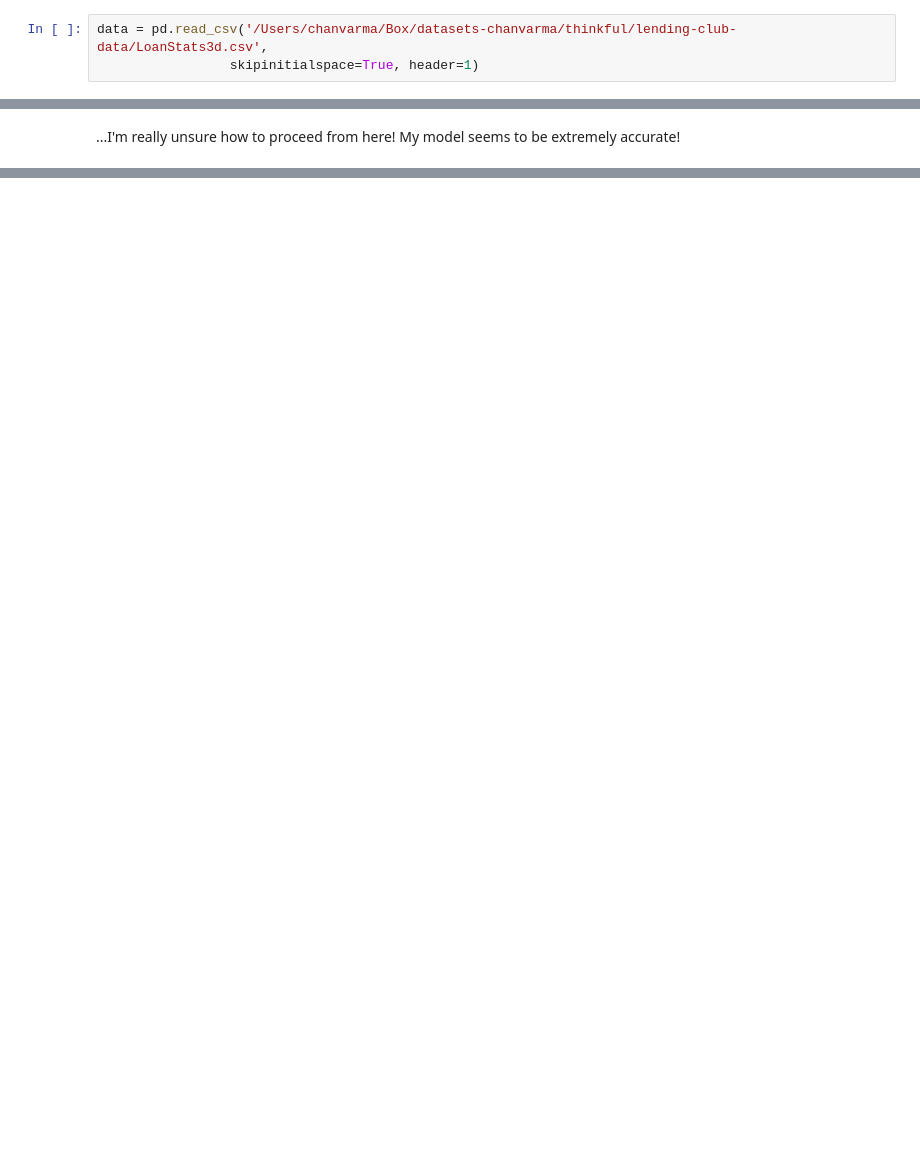
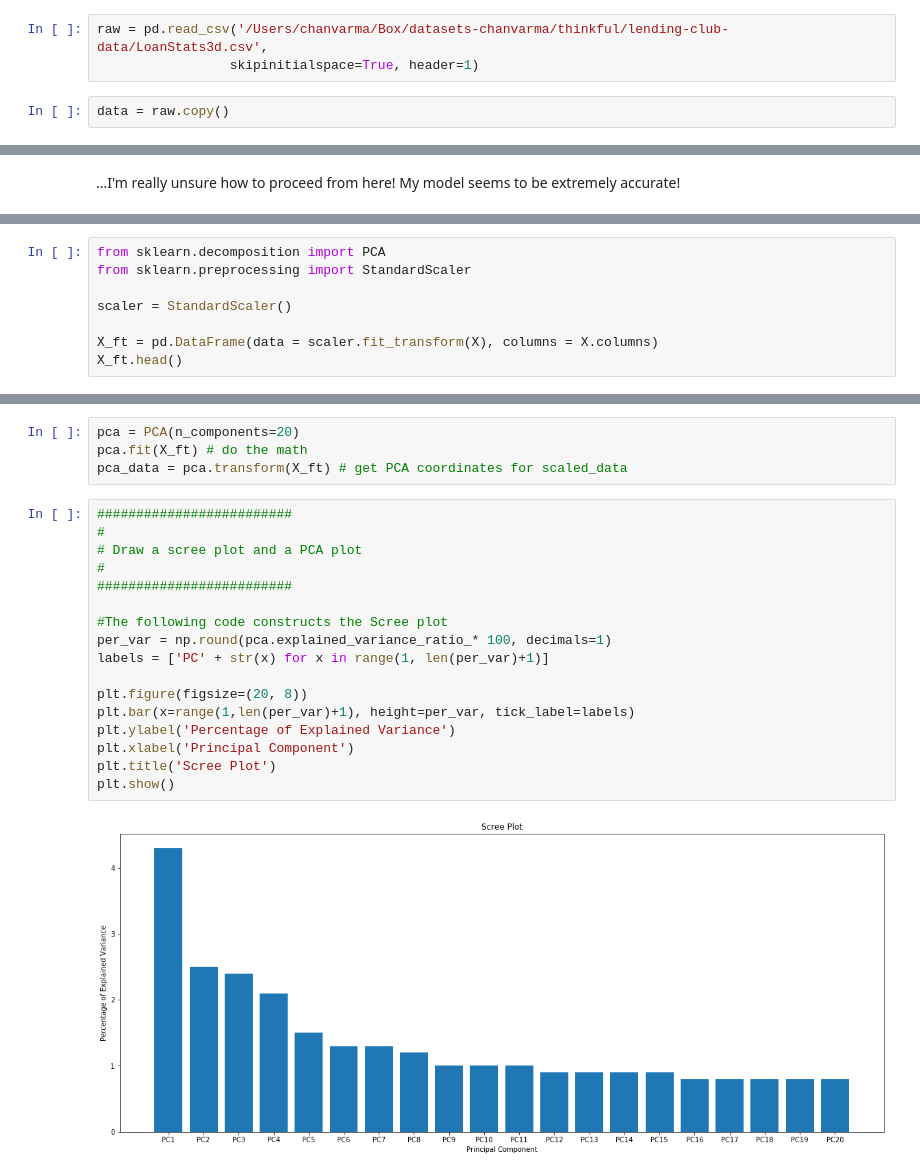
Before and after one commit to chanvarma/chanvarma-thinkful, a Jupyter notebook: others/24.6-random-forest-drill.ipynb, the cells around one changed output, grey strips where cells are left out. Drawn from its saved outputs; the diff is of its cells as text; blank space fills up the shorter version.

```diff
--- a/others/24.6-random-forest-drill.ipynb
+++ b/others/24.6-random-forest-drill.ipynb
@@ -25,8 +27,10 @@ import matplotlib.pyplot as plt
 # %% [markdown]
 ## Loading the dataset
 # %%
-data = pd.read_csv('/Users/chanvarma/Box/datasets-chanvarma/thinkful/lending-club-data/LoanStats3d.csv',
+raw = pd.read_csv('/Users/chanvarma/Box/datasets-chanvarma/thinkful/lending-club-data/LoanStats3d.csv',
                  skipinitialspace=True, header=1)
+# %%
+data = raw.copy()
 # %%
 data.head()
 # %% [output]
@@ -211,0 +222,8 @@ rfc.score(X_test, Y_test)
+# %%
+from sklearn.decomposition import PCA
+from sklearn.preprocessing import StandardScaler
+
+scaler = StandardScaler()
+
+X_ft = pd.DataFrame(data = scaler.fit_transform(X), columns = X.columns)
+X_ft.head()
@@ -211,0 +238,23 @@ rfc.score(X_test, Y_test)
+# %%
+pca = PCA(n_components=20)
+pca.fit(X_ft) # do the math
+pca_data = pca.transform(X_ft) # get PCA coordinates for scaled_data
+# %%
+#########################
+#
+# Draw a scree plot and a PCA plot
+#
+#########################
+
+#The following code constructs the Scree plot
+per_var = np.round(pca.explained_variance_ratio_* 100, decimals=1)
+labels = ['PC' + str(x) for x in range(1, len(per_var)+1)]
+
+plt.figure(figsize=(20, 8))
+plt.bar(x=range(1,len(per_var)+1), height=per_var, tick_label=labels)
+plt.ylabel('Percentage of Explained Variance')
+plt.xlabel('Principal Component')
+plt.title('Scree Plot')
+plt.show()
+# %% [output]
+[figure, added]
```
Also changed, not shown: parts of 9 cells of this notebook.
